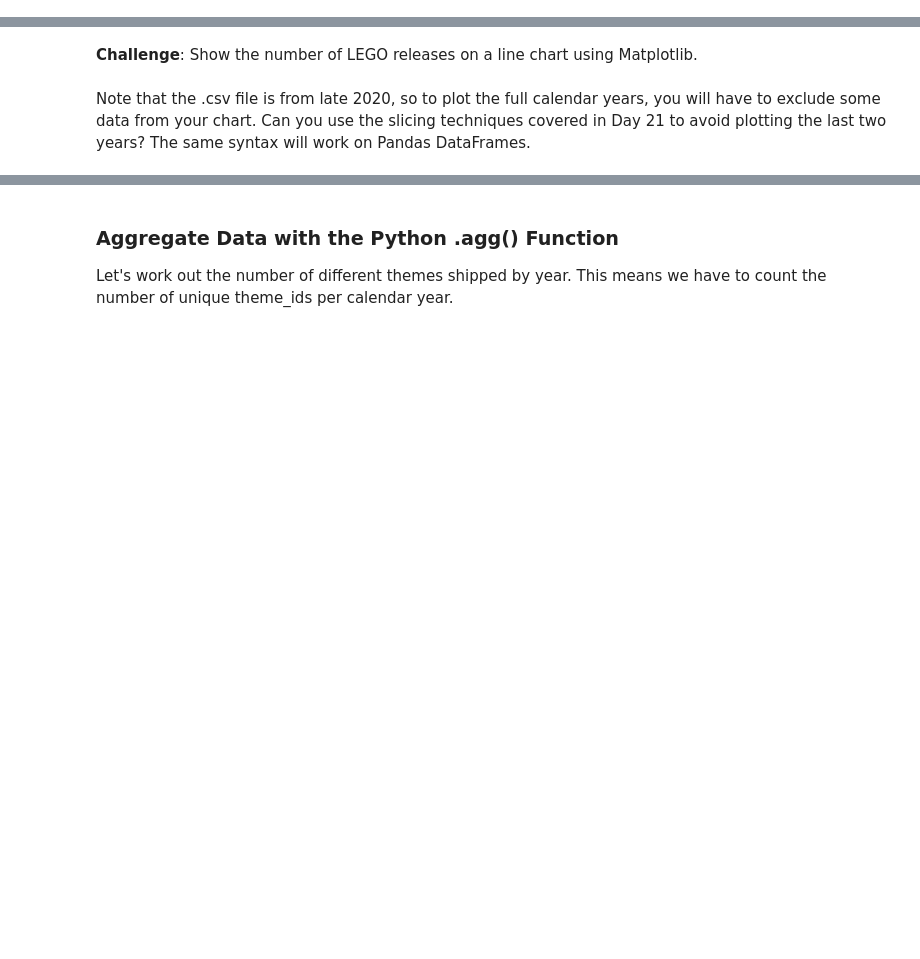
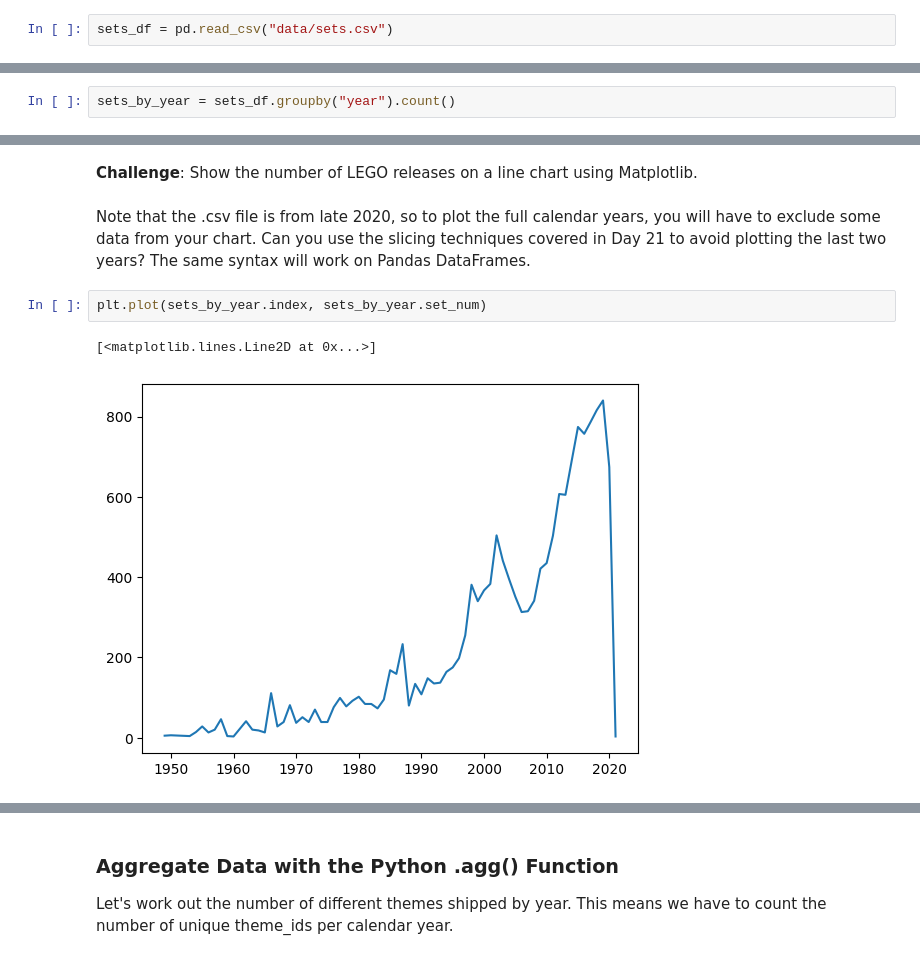
Before and after one commit to buholica/python_bootcamp, a Jupyter notebook: 59-81_days/74_lego_analysis/Lego_Analysis_for_Course.ipynb, the cells around one changed output, grey strips where cells are left out. Cells and saved outputs as stored; diff of their text form; blank space fills up the shorter version.

```diff
--- a/59-81_days/74_lego_analysis/Lego_Analysis_for_Course.ipynb
+++ b/59-81_days/74_lego_analysis/Lego_Analysis_for_Course.ipynb
@@ -66,3 +67,5 @@ A lego <b> set </b> is a particular box of LEGO or product. Therefore, a single
 The <code>sets.csv</code> data contains a list of sets over the years and the number of parts that each of these sets contained.
 
 **Challenge**: Read the sets.csv data and take a look at the first and last couple of rows.
+# %%
+sets_df = pd.read_csv("data/sets.csv")
@@ -75,2 +124,4 @@ The <code>sets.csv</code> data contains a list of sets over the years and the nu
 # %% [markdown]
 **Challenge**: Use <code>.groupby()</code> and <code>.count()</code> to show the number of LEGO sets released year-on-year. How do the number of sets released in 1955 compare to the number of sets released in 2019?
+# %%
+sets_by_year = sets_df.groupby("year").count()
@@ -78,3 +139,8 @@ The <code>sets.csv</code> data contains a list of sets over the years and the nu
 **Challenge**: Show the number of LEGO releases on a line chart using Matplotlib. <br>
 <br>
 Note that the .csv file is from late 2020, so to plot the full calendar years, you will have to exclude some data from your chart. Can you use the slicing techniques covered in Day 21 to avoid plotting the last two years? The same syntax will work on Pandas DataFrames.
+# %%
+plt.plot(sets_by_year.index, sets_by_year.set_num)
+# %% [output]
+[<matplotlib.lines.Line2D at 0x...>]
+[figure, added]
```
Also changed, not shown: parts of 25 cells of this notebook.
